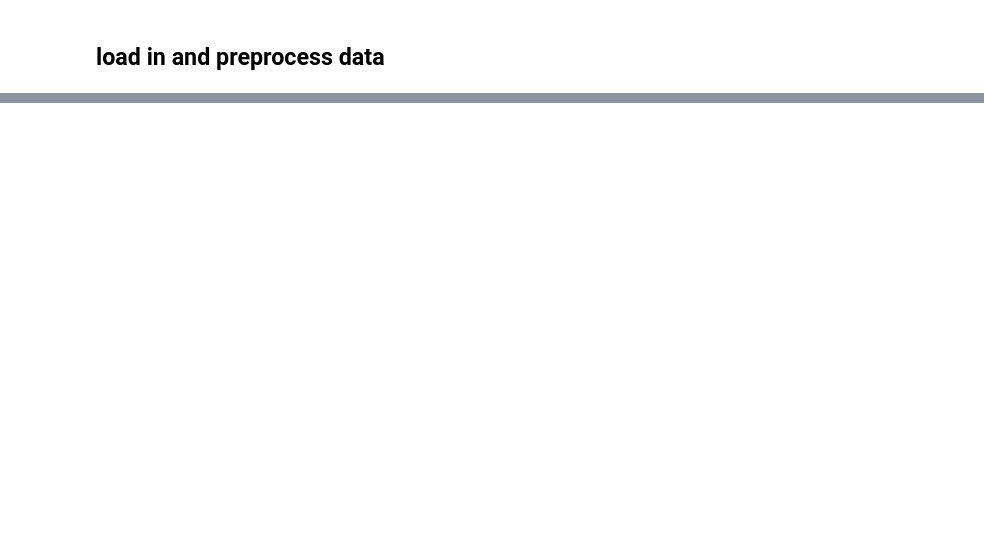
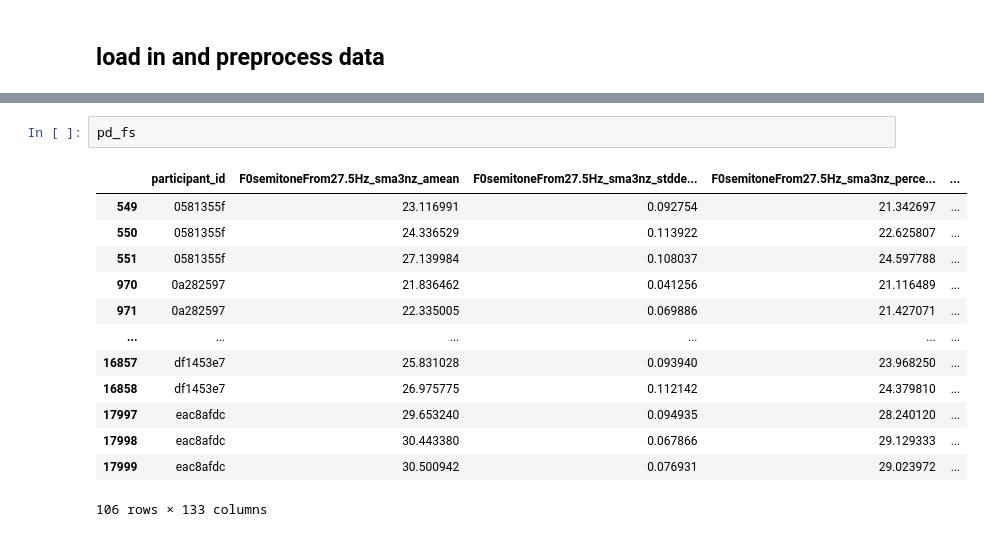
Before and after one commit to afchao/B2AIv_ML, a Jupyter notebook: B2AI_ML.ipynb, the cells around one changed output, grey strips where cells are left out. Saved outputs shown, nothing was run; the diff lists cells and outputs as text; blank space fills up the shorter version.

```diff
--- a/B2AI_ML.ipynb
+++ b/B2AI_ML.ipynb
@@ -33,0 +121,16 @@ Therefore, the data we're working with here are the audio derivative feature dat
+# %%
+pd_fs
+# %% [output]
+|  | participant_id | F0semitoneFrom27.5Hz_sma3nz_amean | F0semitoneFrom27.5Hz_sma3nz_stdde... | F0semitoneFrom27.5Hz_sma3nz_perce... | ... |
+| 549 | 0581355f | 23.116991 | 0.092754 | 21.342697 | ... |
+| 550 | 0581355f | 24.336529 | 0.113922 | 22.625807 | ... |
+| 551 | 0581355f | 27.139984 | 0.108037 | 24.597788 | ... |
+| 970 | 0a282597 | 21.836462 | 0.041256 | 21.116489 | ... |
+| 971 | 0a282597 | 22.335005 | 0.069886 | 21.427071 | ... |
+| ... | ... | ... | ... | ... | ... |
+| 16857 | df1453e7 | 25.831028 | 0.093940 | 23.968250 | ... |
+| 16858 | df1453e7 | 26.975775 | 0.112142 | 24.379810 | ... |
+| 17997 | eac8afdc | 29.653240 | 0.094935 | 28.240120 | ... |
+| 17998 | eac8afdc | 30.443380 | 0.067866 | 29.129333 | ... |
+| 17999 | eac8afdc | 30.500942 | 0.076931 | 29.023972 | ... |
+106 rows × 133 columns
```
Also changed, not shown: parts of 12 cells of this notebook.
